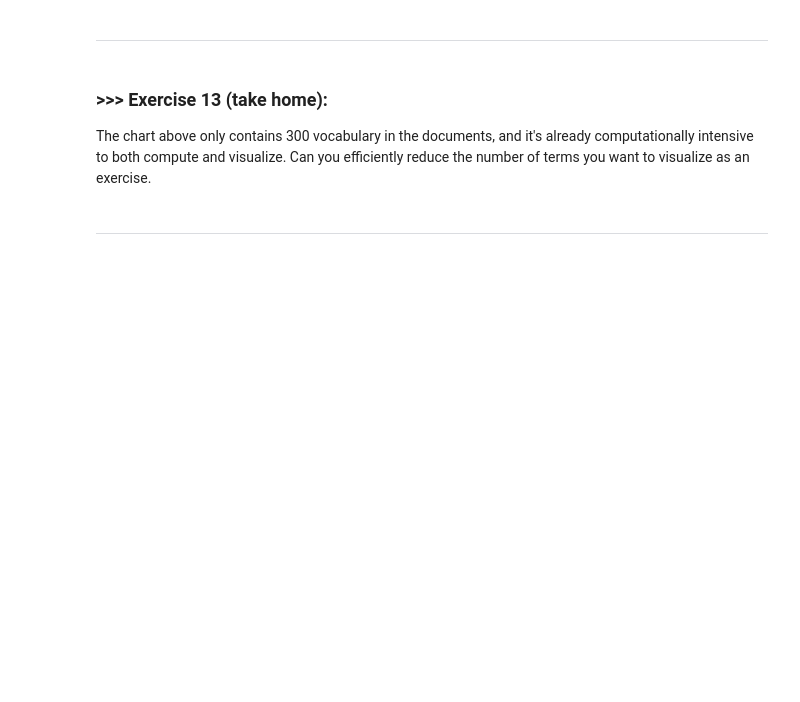
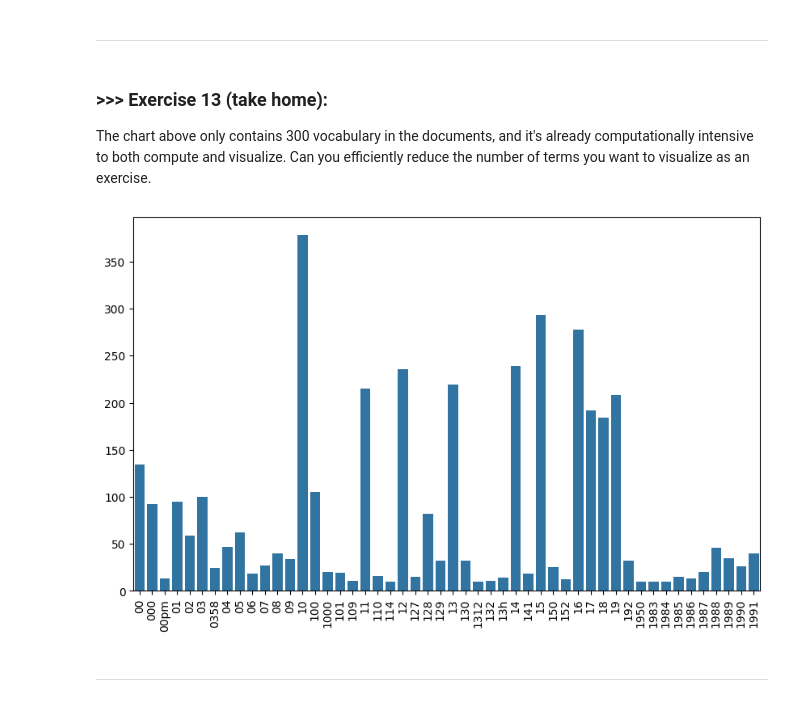
Before and after one commit to attackofthetitan/DM2025-Lab1-Exercise, a Jupyter notebook: DM2025-Lab1-Master.ipynb, the cells around one changed output. Drawn from its saved outputs; the diff is of its cells as text; code cells hidden in the pictures; blank space fills up the shorter version.

```diff
--- a/DM2025-Lab1-Master.ipynb
+++ b/DM2025-Lab1-Master.ipynb
@@ -1202,3 +1212,17 @@ The chart above only contains 300 vocabulary in the documents, and it's already
+# %%
+# Answer here
+# show terms that appear at least 10 times
+min_freq = 10
+frequent_terms = term_frequencies >= min_freq
+filtered_terms = count_vect.get_feature_names_out()[frequent_terms]
+filtered_freqs = term_frequencies[frequent_terms]
+
+plt.figure(figsize=(10, 6))
+sns.barplot(x=filtered_terms[:50], y=filtered_freqs[:50])
+plt.xticks(rotation=90)
+plt.show()
+# %% [output]
+[figure, added]
 # %% [markdown]
 ---
 # %% [markdown]
```
Also changed, not shown: parts of 10 cells of this notebook.
